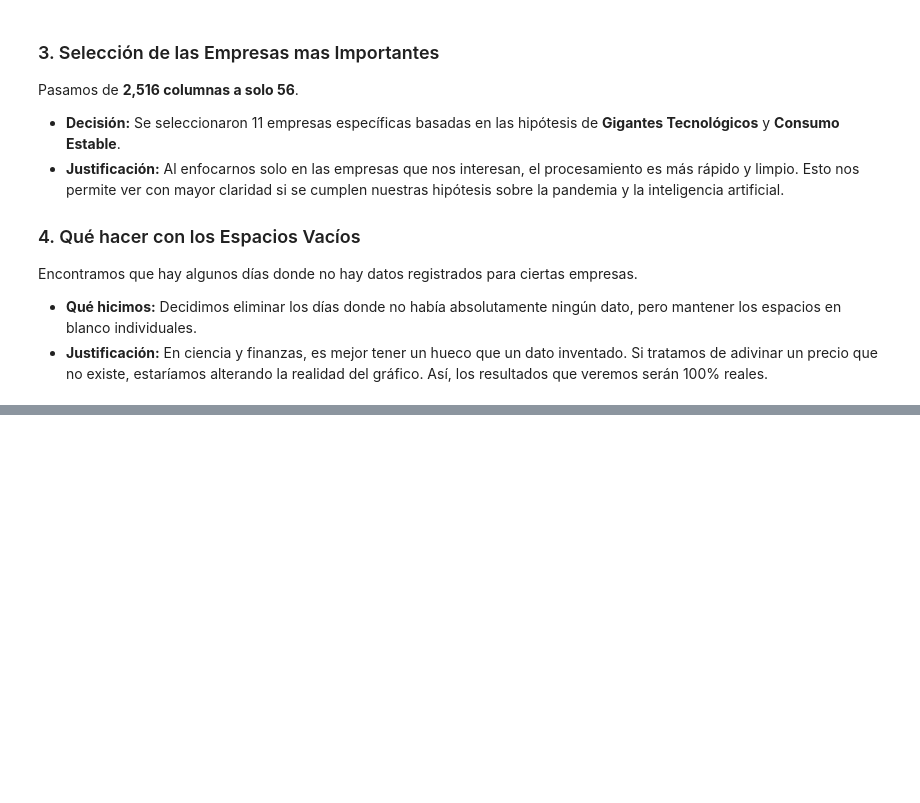
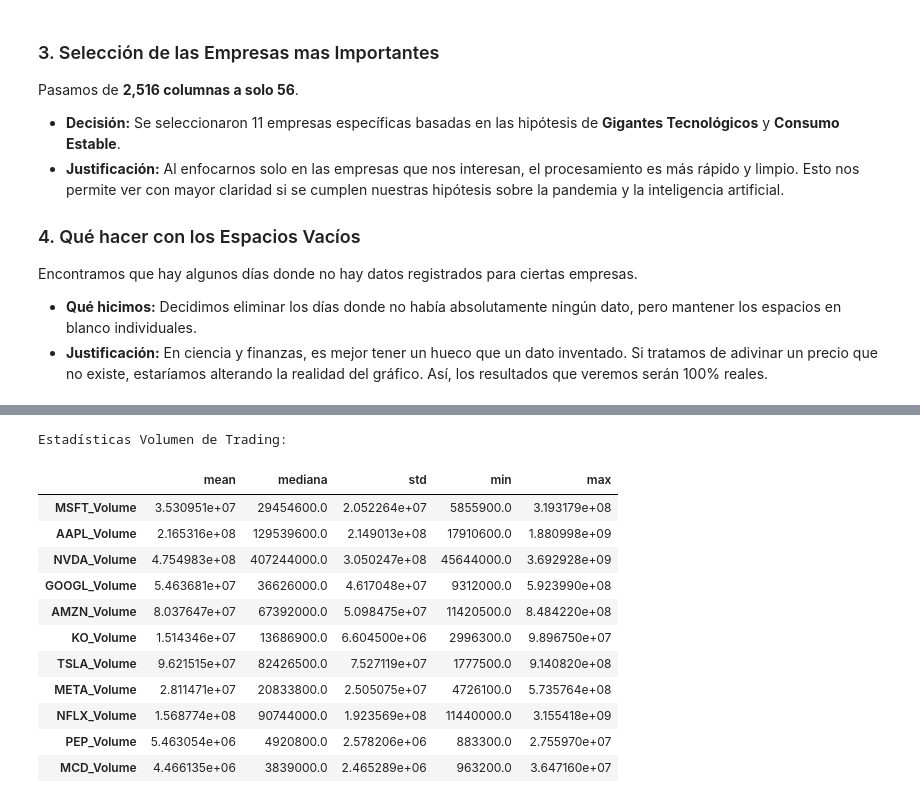
Before and after one commit to benja20003/MineriaDatos, a Jupyter notebook: Solemne1/Solemne1_Mineria_de_Datos.ipynb, the cells around one changed output, grey strips where cells are left out. Saved outputs shown, nothing was run; the diff lists cells and outputs as text; code cells hidden in the pictures; blank space fills up the shorter version.

```diff
--- a/Solemne1/Solemne1_Mineria_de_Datos.ipynb
+++ b/Solemne1/Solemne1_Mineria_de_Datos.ipynb
@@ -376,0 +406,26 @@ Encontramos que hay algunos días donde no hay datos registrados para ciertas em
+# %%
+# 1. Filtramos solo las columnas de 'Volume'
+cols_volume = [col for col in df_snp.columns if '_Volume' in col]
+
+# 2. Estadísticas Descriptivas (Media, Mediana, Desviación, etc.)
+# .T lo da vuelta para que sea más fácil de leer
+estadisticas_vol = df_snp[cols_volume].describe().T
+# Agregamos la Mediana que no viene en el describe por defecto
+estadisticas_vol['mediana'] = df_snp[cols_volume].median()
+
+print("Estadísticas Volumen de Trading:")
+display(estadisticas_vol[['mean', 'mediana', 'std', 'min', 'max']])
+# %% [output]
+Estadísticas Volumen de Trading:
+|  | mean | mediana | std | min | max |
+| MSFT_Volume | 3.530951e+07 | 29454600.0 | 2.052264e+07 | 5855900.0 | 3.193179e+08 |
+| AAPL_Volume | 2.165316e+08 | 129539600.0 | 2.149013e+08 | 17910600.0 | 1.880998e+09 |
+| NVDA_Volume | 4.754983e+08 | 407244000.0 | 3.050247e+08 | 45644000.0 | 3.692928e+09 |
+| GOOGL_Volume | 5.463681e+07 | 36626000.0 | 4.617048e+07 | 9312000.0 | 5.923990e+08 |
+| AMZN_Volume | 8.037647e+07 | 67392000.0 | 5.098475e+07 | 11420500.0 | 8.484220e+08 |
+| KO_Volume | 1.514346e+07 | 13686900.0 | 6.604500e+06 | 2996300.0 | 9.896750e+07 |
+| TSLA_Volume | 9.621515e+07 | 82426500.0 | 7.527119e+07 | 1777500.0 | 9.140820e+08 |
+| META_Volume | 2.811471e+07 | 20833800.0 | 2.505075e+07 | 4726100.0 | 5.735764e+08 |
+| NFLX_Volume | 1.568774e+08 | 90744000.0 | 1.923569e+08 | 11440000.0 | 3.155418e+09 |
+| PEP_Volume | 5.463054e+06 | 4920800.0 | 2.578206e+06 | 883300.0 | 2.755970e+07 |
+| MCD_Volume | 4.466135e+06 | 3839000.0 | 2.465289e+06 | 963200.0 | 3.647160e+07 |
```
Also changed, not shown: parts of 11 cells of this notebook.
